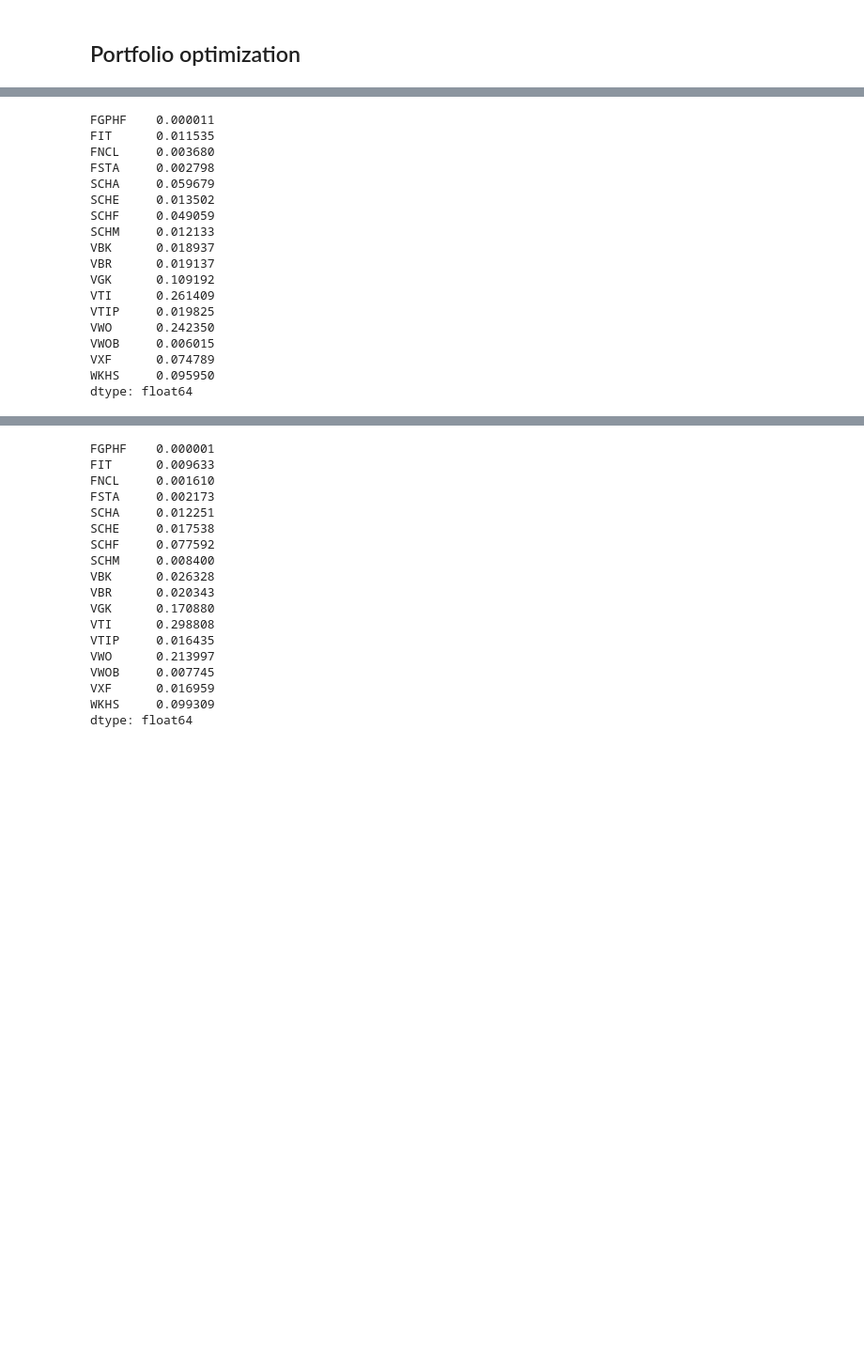
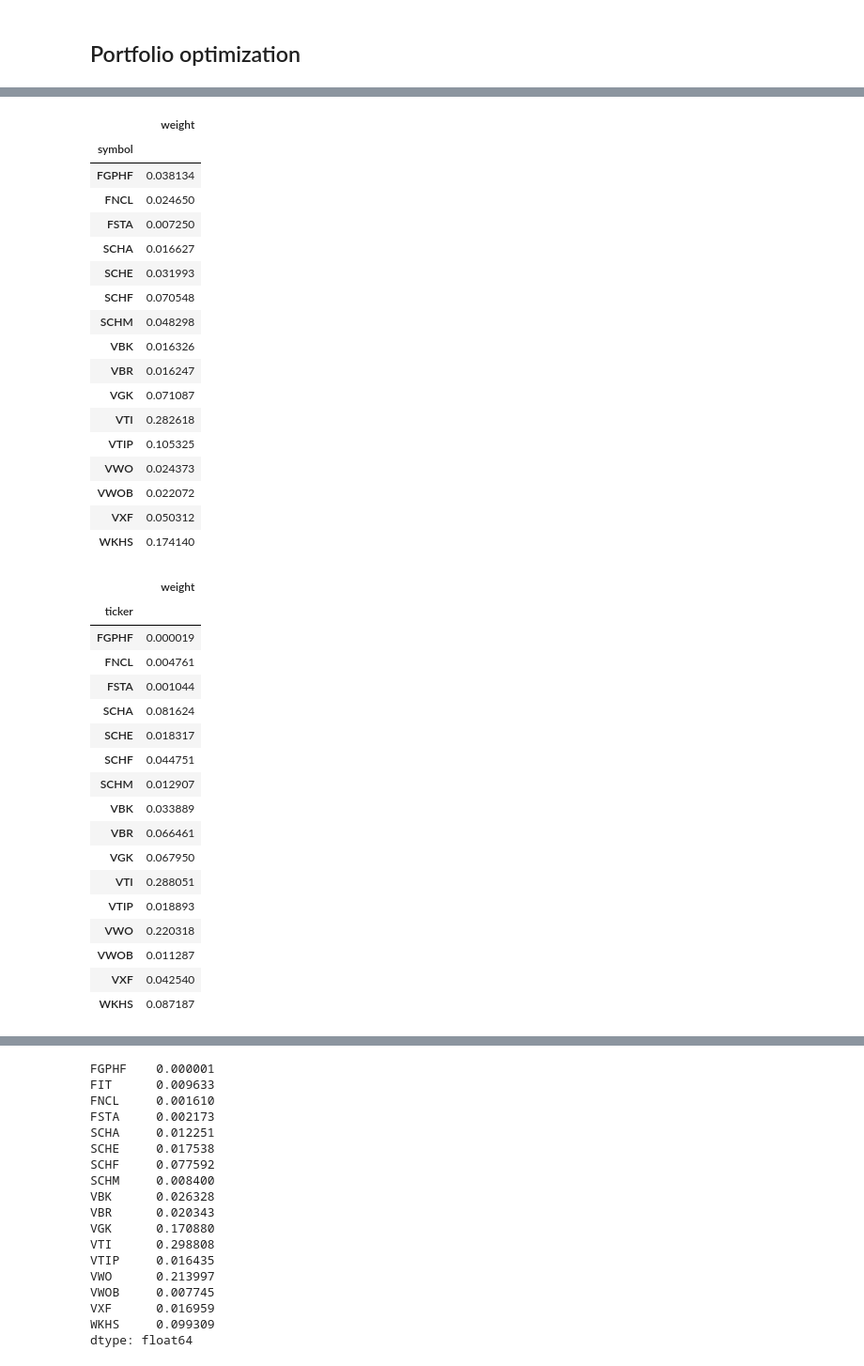
Before and after one commit to nmaiorana/svi-trading-tools, a Jupyter notebook: ameritrade_api.ipynb, the cells around one changed output, grey strips where cells are left out. Shown at 94% size. Drawn from its saved outputs; the diff is of its cells as text; code cells hidden in the pictures; blank space fills up the shorter version.

```diff
--- a/ameritrade_api.ipynb
+++ b/ameritrade_api.ipynb
@@ -455,28 +392,46 @@ dtype: float64
 port_volume = datafun.get_values_by_date(portfolio_fundamentals, 'volume').fillna(0)
 dollar_volume_weights = portfun.generate_dollar_volume_weights(port_close, port_volume)
 # %%
-new_weights = np.round(portfun.get_optimal_weights(port_returns, dollar_volume_weights.iloc[-1], scale=2.0), 6)
-new_weights = pd.Series(new_weights, symbols)
+new_weights = portfun.get_optimal_weights(port_returns, dollar_volume_weights.iloc[-1], scale=2.0)
+display(current_weights)
 display(new_weights)
 # %% [output]
-FGPHF    0.000011
-FIT      0.011535
-FNCL     0.003680
-FSTA     0.002798
-SCHA     0.059679
-SCHE     0.013502
-SCHF     0.049059
-SCHM     0.012133
-VBK      0.018937
-VBR      0.019137
-VGK      0.109192
-VTI      0.261409
-VTIP     0.019825
-VWO      0.242350
-VWOB     0.006015
-VXF      0.074789
-WKHS     0.095950
-dtype: float64
+|  | weight |
+| symbol |  |
+| FGPHF | 0.038134 |
+| FNCL | 0.024650 |
+| FSTA | 0.007250 |
+| SCHA | 0.016627 |
+| SCHE | 0.031993 |
+| SCHF | 0.070548 |
+| SCHM | 0.048298 |
+| VBK | 0.016326 |
+| VBR | 0.016247 |
+| VGK | 0.071087 |
+| VTI | 0.282618 |
+| VTIP | 0.105325 |
+| VWO | 0.024373 |
+| VWOB | 0.022072 |
+| VXF | 0.050312 |
+| WKHS | 0.174140 |
+|  | weight |
+| ticker |  |
+| FGPHF | 0.000019 |
+| FNCL | 0.004761 |
+| FSTA | 0.001044 |
+| SCHA | 0.081624 |
+| SCHE | 0.018317 |
+| SCHF | 0.044751 |
+| SCHM | 0.012907 |
+| VBK | 0.033889 |
+| VBR | 0.066461 |
+| VGK | 0.067950 |
+| VTI | 0.288051 |
+| VTIP | 0.018893 |
+| VWO | 0.220318 |
+| VWOB | 0.011287 |
+| VXF | 0.042540 |
+| WKHS | 0.087187 |
 # %%
 port_returns.head()
 # %% [output]
```
Also changed, not shown: parts of 8 cells of this notebook, 1 other file.
